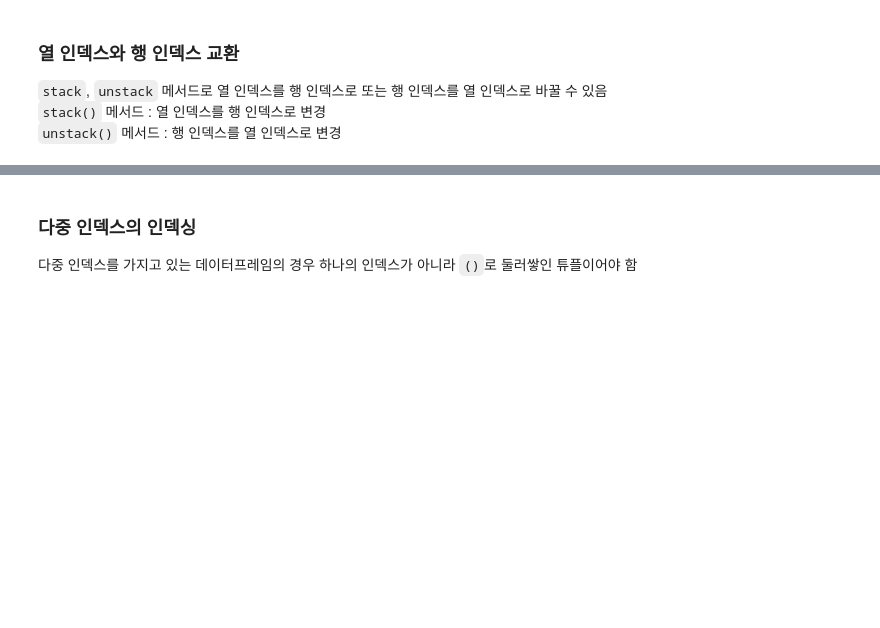
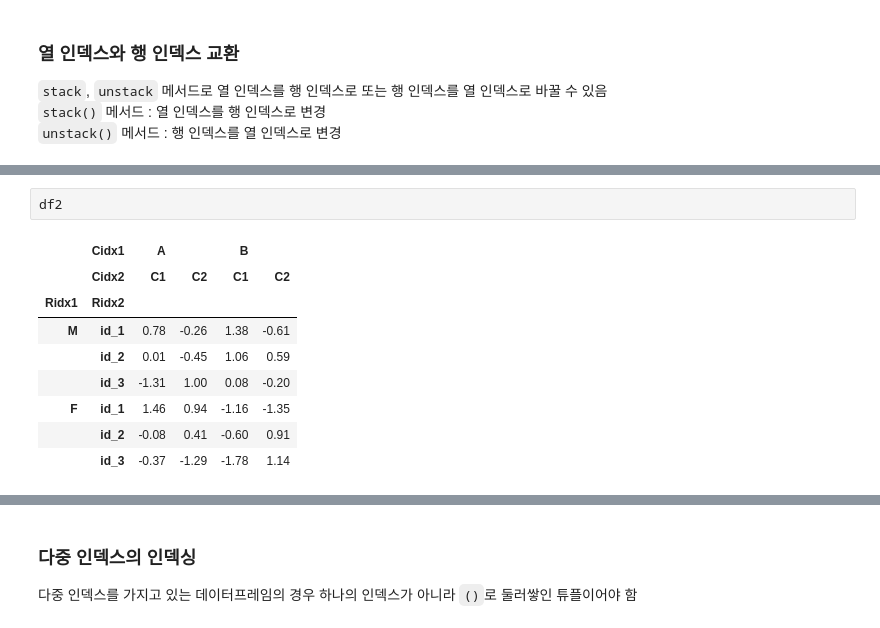
Before and after one commit to pjh753156a/python-basic, a Jupyter notebook: python-data-analysis-basic-20240118-main/pandas_data_analysis/pandas_multi_index.ipynb, the cells around one changed output, grey strips where cells are left out. Saved outputs shown, nothing was run; the diff lists cells and outputs as text; blank space fills up the shorter version.

```diff
--- a/python-data-analysis-basic-20240118-main/pandas_data_analysis/pandas_multi_index.ipynb
+++ b/python-data-analysis-basic-20240118-main/pandas_data_analysis/pandas_multi_index.ipynb
@@ -36,3 +98,15 @@ df2.stack('Cidx1')
+# %%
+df2
+# %% [output]
+|  | Cidx1 | A |  | B |  |
+|  | Cidx2 | C1 | C2 | C1 | C2 |
+| Ridx1 | Ridx2 |  |  |  |  |
+| M | id_1 | 0.78 | -0.26 | 1.38 | -0.61 |
+|  | id_2 | 0.01 | -0.45 | 1.06 | 0.59 |
+|  | id_3 | -1.31 | 1.00 | 0.08 | -0.20 |
+| F | id_1 | 1.46 | 0.94 | -1.16 | -1.35 |
+|  | id_2 | -0.08 | 0.41 | -0.60 | 0.91 |
+|  | id_3 | -0.37 | -1.29 | -1.78 | 1.14 |
 # %%
 df3 = df2.stack(1)
 df3
```
Also changed, not shown: parts of 11 cells of this notebook, 1 other file.
